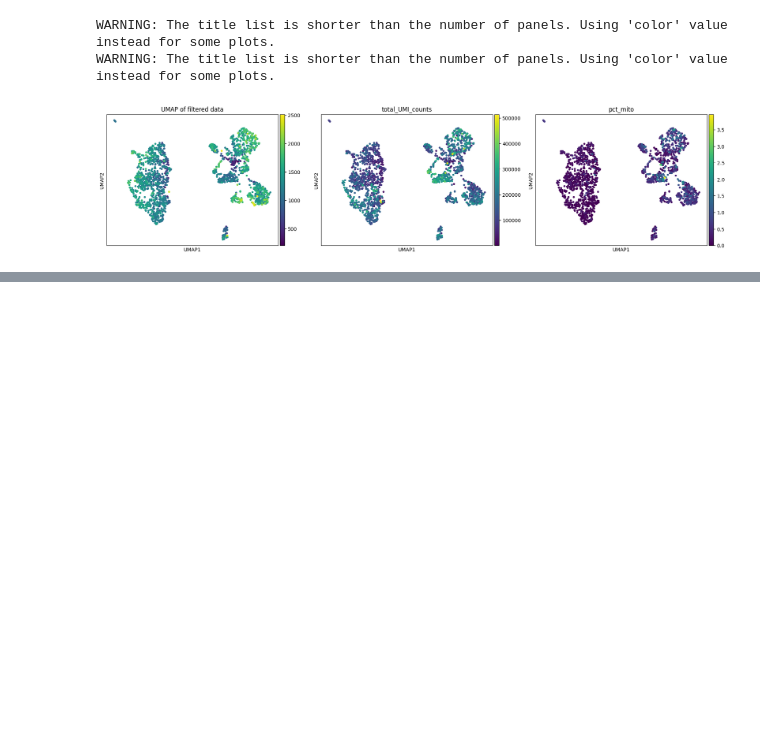
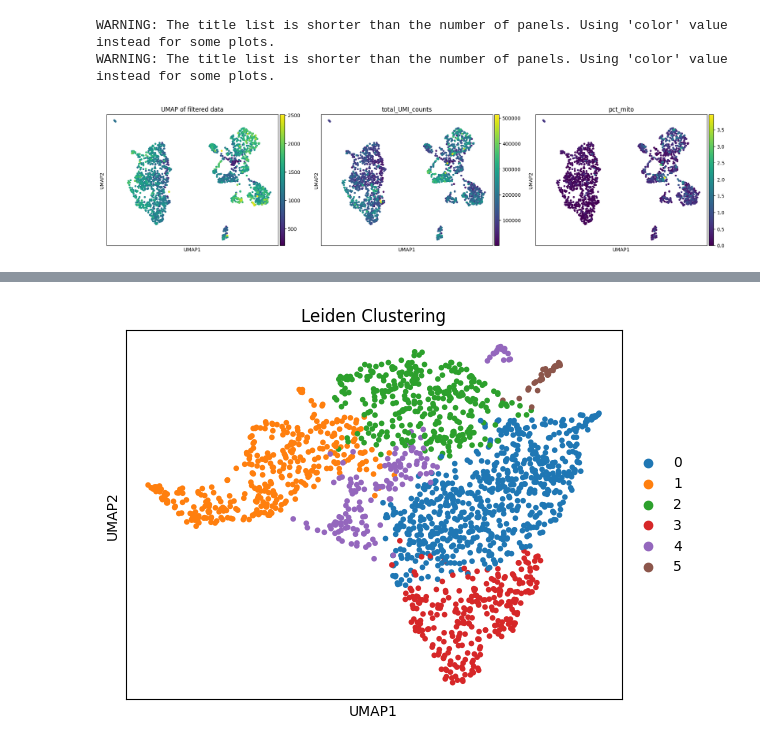
Before and after one commit to henrysaenz/eda_rna, a Jupyter notebook: _sources/raw_data.ipynb, the cells around one changed output, grey strips where cells are left out. Cells and saved outputs as stored; diff of their text form; code cells hidden in the pictures; blank space fills up the shorter version.

```diff
--- a/_sources/raw_data.ipynb
+++ b/_sources/raw_data.ipynb
@@ -685,0 +688,7 @@ scrub.detected_doublet_rate_
+# %%
+mg = mygene.MyGeneInfo()
+ensembl_ids = list(adata_glioblastoma_filtered.var.index)
+gene_info = mg.querymany(ensembl_ids, scopes="ensembl.gene", fields="symbol", species="human") # Query MyGeneInfo for gene symbols
+gene_mappings = {gene["query"]: gene.get("symbol", gene["query"]) for gene in gene_info if "query" in gene} # Create a mapping dictionary
+adata_glioblastoma_filtered.var["gene_symbol"] = adata_glioblastoma_filtered.var.index.map(gene_mappings) # Replace Ensembl IDs with Gene Symbols in AnnData
+adata_glioblastoma_filtered.var.index = adata_glioblastoma_filtered.var["gene_symbol"]
@@ -685,0 +715,7 @@ scrub.detected_doublet_rate_
+# %%
+sc.pp.neighbors(adata_glioblastoma_filtered, n_neighbors=15, n_pcs=50)
+sc.tl.umap(adata_glioblastoma_filtered)  # Recompute UMAP
+sc.tl.leiden(adata_glioblastoma_filtered, resolution=0.3)  # Run clustering
+sc.pl.umap(adata_glioblastoma_filtered, color="leiden", title="Leiden Clustering")  # Plot results
+# %% [output]
+[figure, added]
```
Also changed, not shown: parts of 89 cells of this notebook, 11 other files.
